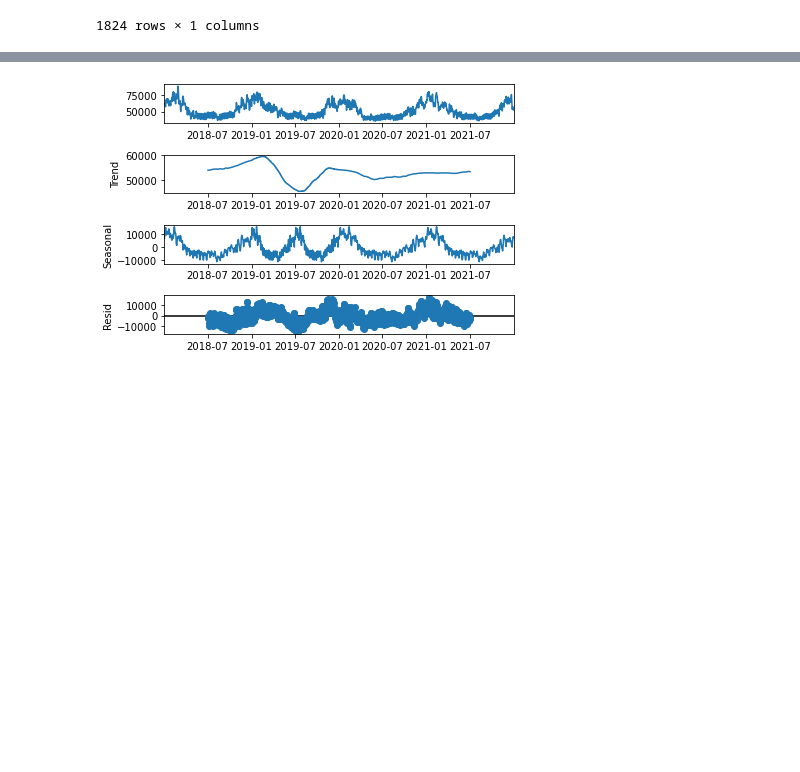
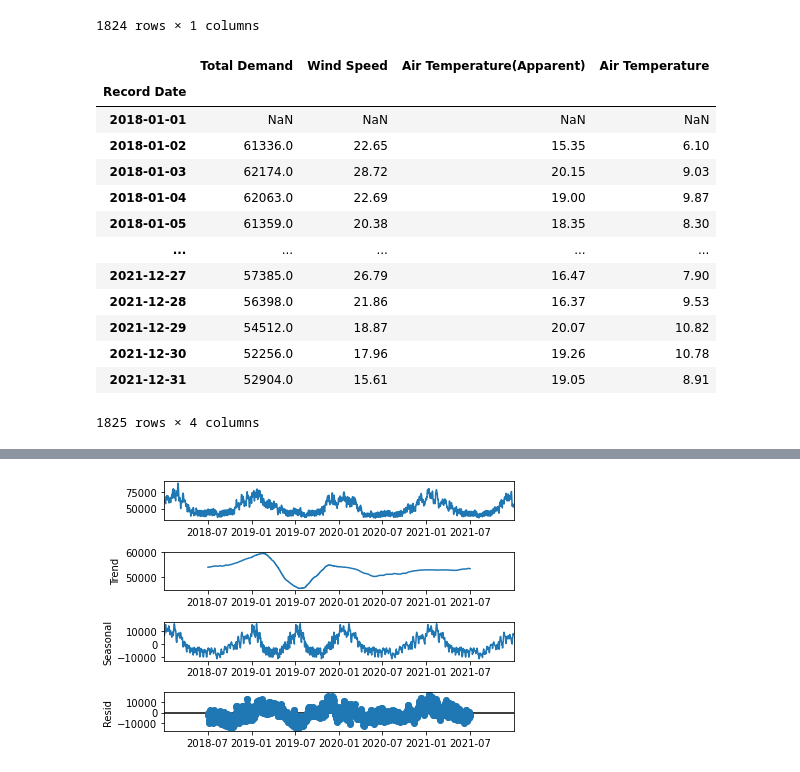
Before and after one commit to snowbalzz/Modeling, a Jupyter notebook: Modeling.ipynb, the cells around one changed output, grey strips where cells are left out. Saved outputs shown, nothing was run; the diff lists cells and outputs as text; code cells hidden in the pictures; blank space fills up the shorter version.

```diff
--- a/Modeling.ipynb
+++ b/Modeling.ipynb
@@ -31,3 +47,20 @@ df1
 | 2021-12-30 | 52256.0 |
 | 2021-12-31 | 52904.0 |
 1824 rows × 1 columns
+# %%
+df
+# %% [output]
+|  | Total Demand | Wind Speed | Air Temperature(Apparent) | Air Temperature |
+| Record Date |  |  |  |  |
+| 2018-01-01 | NaN | NaN | NaN | NaN |
+| 2018-01-02 | 61336.0 | 22.65 | 15.35 | 6.10 |
+| 2018-01-03 | 62174.0 | 28.72 | 20.15 | 9.03 |
+| 2018-01-04 | 62063.0 | 22.69 | 19.00 | 9.87 |
+| 2018-01-05 | 61359.0 | 20.38 | 18.35 | 8.30 |
+| ... | ... | ... | ... | ... |
+| 2021-12-27 | 57385.0 | 26.79 | 16.47 | 7.90 |
+| 2021-12-28 | 56398.0 | 21.86 | 16.37 | 9.53 |
+| 2021-12-29 | 54512.0 | 18.87 | 20.07 | 10.82 |
+| 2021-12-30 | 52256.0 | 17.96 | 19.26 | 10.78 |
+| 2021-12-31 | 52904.0 | 15.61 | 19.05 | 8.91 |
+1825 rows × 4 columns
```
Also changed, not shown: parts of 4 cells of this notebook, 1 other file.
